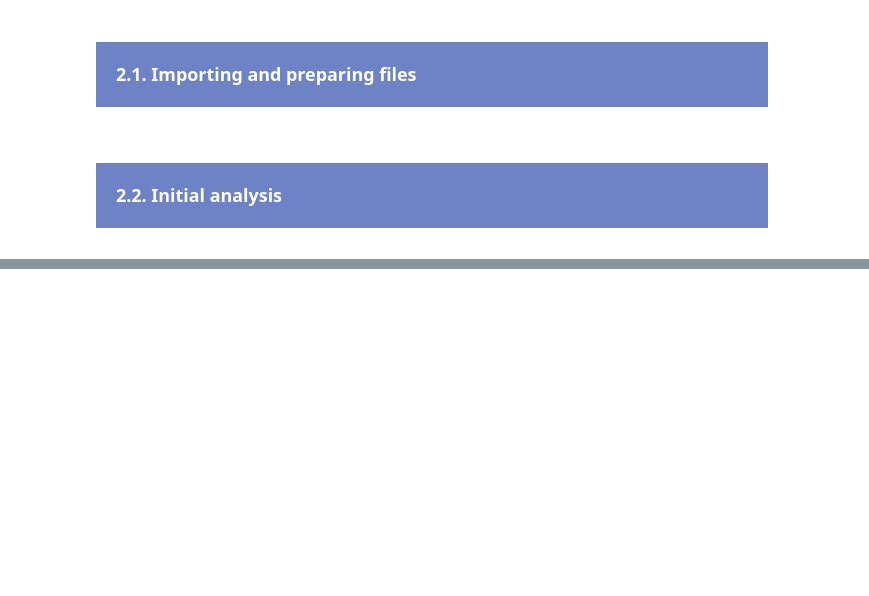
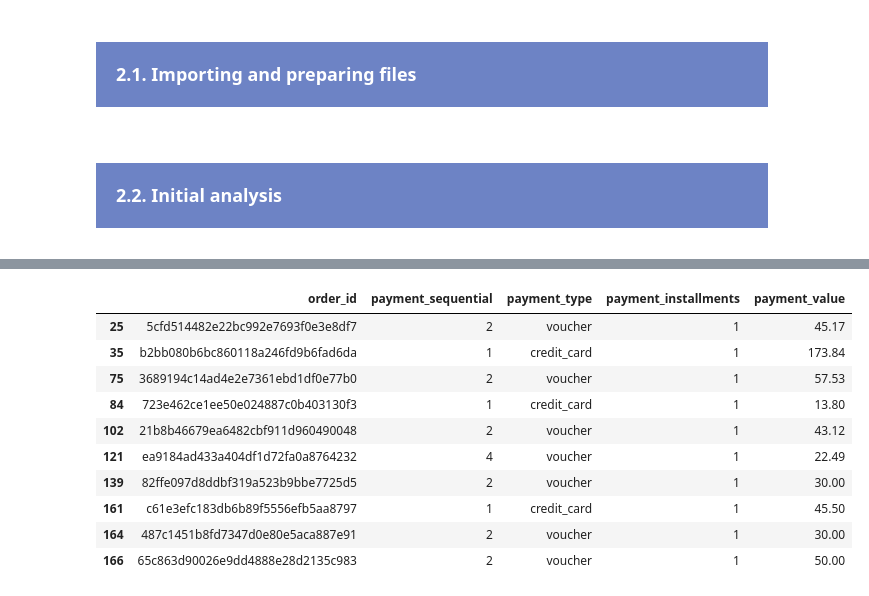
Before and after one commit to samirhinojosa/OC-P5-segment-customers-of-website, a Jupyter notebook: analysis_notebook.ipynb, the cells around one changed output, grey strips where cells are left out. Cells and saved outputs as stored; diff of their text form; code cells hidden in the pictures; blank space fills up the shorter version.

```diff
--- a/analysis_notebook.ipynb
+++ b/analysis_notebook.ipynb
@@ -251,0 +461,14 @@ Analysis of data_customer dataset
+# %%
+df_order_payments[df_order_payments.duplicated(subset=["order_id"], keep=False)].head(10)
+# %% [output]
+|  | order_id | payment_sequential | payment_type | payment_installments | payment_value |
+| 25 | 5cfd514482e22bc992e7693f0e3e8df7 | 2 | voucher | 1 | 45.17 |
+| 35 | b2bb080b6bc860118a246fd9b6fad6da | 1 | credit_card | 1 | 173.84 |
+| 75 | 3689194c14ad4e2e7361ebd1df0e77b0 | 2 | voucher | 1 | 57.53 |
+| 84 | 723e462ce1ee50e024887c0b403130f3 | 1 | credit_card | 1 | 13.80 |
+| 102 | 21b8b46679ea6482cbf911d960490048 | 2 | voucher | 1 | 43.12 |
+| 121 | ea9184ad433a404df1d72fa0a8764232 | 4 | voucher | 1 | 22.49 |
+| 139 | 82ffe097d8ddbf319a523b9bbe7725d5 | 2 | voucher | 1 | 30.00 |
+| 161 | c61e3efc183db6b89f5556efb5aa8797 | 1 | credit_card | 1 | 45.50 |
+| 164 | 487c1451b8fd7347d0e80e5aca887e91 | 2 | voucher | 1 | 30.00 |
+| 166 | 65c863d90026e9dd4888e28d2135c983 | 2 | voucher | 1 | 50.00 |
```
Also changed, not shown: parts of 41 cells of this notebook, 1 other file.
